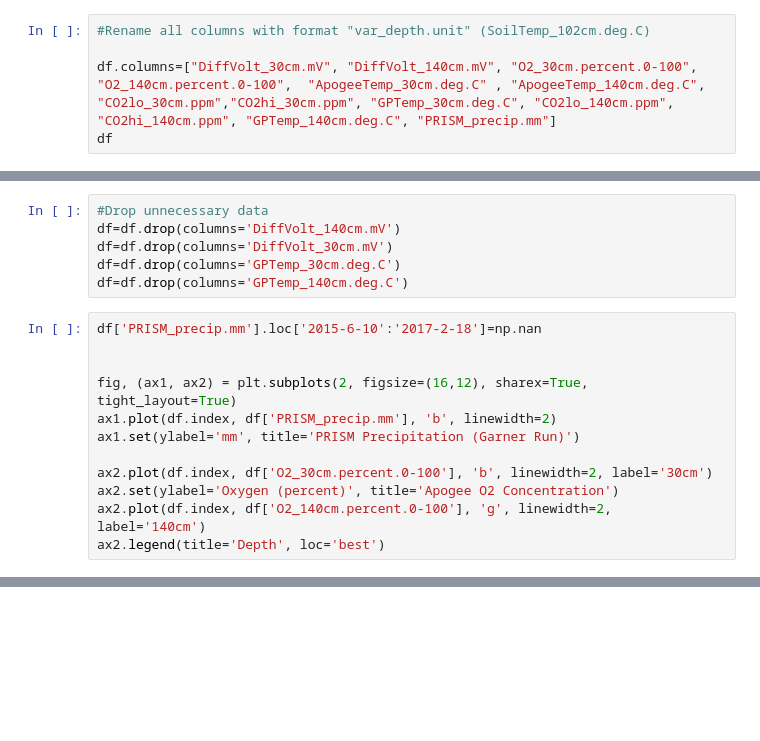
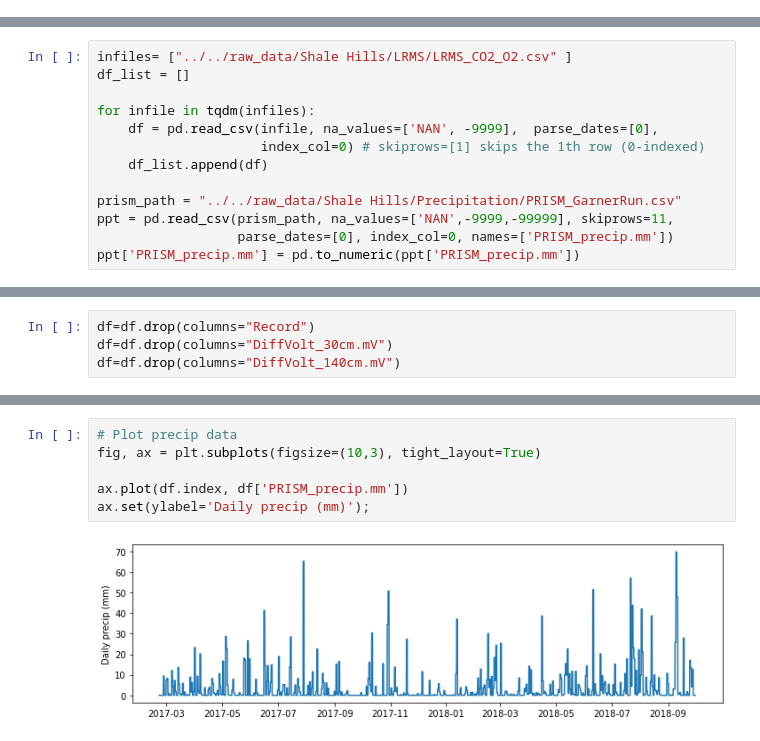
Before and after one commit to mberghouse/CO2-Data, a Jupyter notebook: python_processing/Shale_Hills_CZO/LRMS_processing.ipynb, the cells around one changed output, grey strips where cells are left out. Cells and saved outputs as stored; diff of their text form; blank space fills up the shorter version.

Commit message:
Applied new format to BGZOB, Green Pit1, and LRMS

```diff
--- a/python_processing/Shale_Hills_CZO/LRMS_processing.ipynb
+++ b/python_processing/Shale_Hills_CZO/LRMS_processing.ipynb
@@ -51,5 +12,0 @@ df
-# %%
-#Rename all columns with format "var_depth.unit" (SoilTemp_102cm.deg.C)
-
-df.columns=["DiffVolt_30cm.mV", "DiffVolt_140cm.mV", "O2_30cm.percent.0-100", "O2_140cm.percent.0-100",  "ApogeeTemp_30cm.deg.C" , "ApogeeTemp_140cm.deg.C", "CO2lo_30cm.ppm","CO2hi_30cm.ppm", "GPTemp_30cm.deg.C", "CO2lo_140cm.ppm", "CO2hi_140cm.ppm", "GPTemp_140cm.deg.C", "PRISM_precip.mm"]
-df
@@ -113,0 +35,13 @@ ax2.legend(title='Depth', loc='best')
+# %%
+infiles= ["../../raw_data/Shale Hills/LRMS/LRMS_CO2_O2.csv" ]
+df_list = []
+
+for infile in tqdm(infiles):
+    df = pd.read_csv(infile, na_values=['NAN', -9999],  parse_dates=[0],
+                     index_col=0) # skiprows=[1] skips the 1th row (0-indexed)
+    df_list.append(df)
+
+prism_path = "../../raw_data/Shale Hills/Precipitation/PRISM_GarnerRun.csv"
+ppt = pd.read_csv(prism_path, na_values=['NAN',-9999,-99999], skiprows=11,
+                  parse_dates=[0], index_col=0, names=['PRISM_precip.mm'])
+ppt['PRISM_precip.mm'] = pd.to_numeric(ppt['PRISM_precip.mm'])
@@ -114,18 +74,4 @@ ax2.legend(title='Depth', loc='best')
 # %%
-#Drop unnecessary data
-df=df.drop(columns='DiffVolt_140cm.mV')
-df=df.drop(columns='DiffVolt_30cm.mV')
-df=df.drop(columns='GPTemp_30cm.deg.C')
-df=df.drop(columns='GPTemp_140cm.deg.C')
+df=df.drop(columns="Record")
+df=df.drop(columns="DiffVolt_30cm.mV")
+df=df.drop(columns="DiffVolt_140cm.mV")
-# %%
-df['PRISM_precip.mm'].loc['2015-6-10':'2017-2-18']=np.nan
-
-
-fig, (ax1, ax2) = plt.subplots(2, figsize=(16,12), sharex=True, tight_layout=True)
-ax1.plot(df.index, df['PRISM_precip.mm'], 'b', linewidth=2)
-ax1.set(ylabel='mm', title='PRISM Precipitation (Garner Run)')
-
-ax2.plot(df.index, df['O2_30cm.percent.0-100'], 'b', linewidth=2, label='30cm')
-ax2.set(ylabel='Oxygen (percent)', title='Apogee O2 Concentration')
-ax2.plot(df.index, df['O2_140cm.percent.0-100'], 'g', linewidth=2, label='140cm')
-ax2.legend(title='Depth', loc='best')
@@ -134,0 +78,8 @@ ax2.legend(title='Depth', loc='best')
+# %%
+# Plot precip data
+fig, ax = plt.subplots(figsize=(10,3), tight_layout=True)
+
+ax.plot(df.index, df['PRISM_precip.mm'])
+ax.set(ylabel='Daily precip (mm)');
+# %% [output]
+[figure, added]
```
Also changed, not shown: parts of 20 cells of this notebook, 9 other files.
